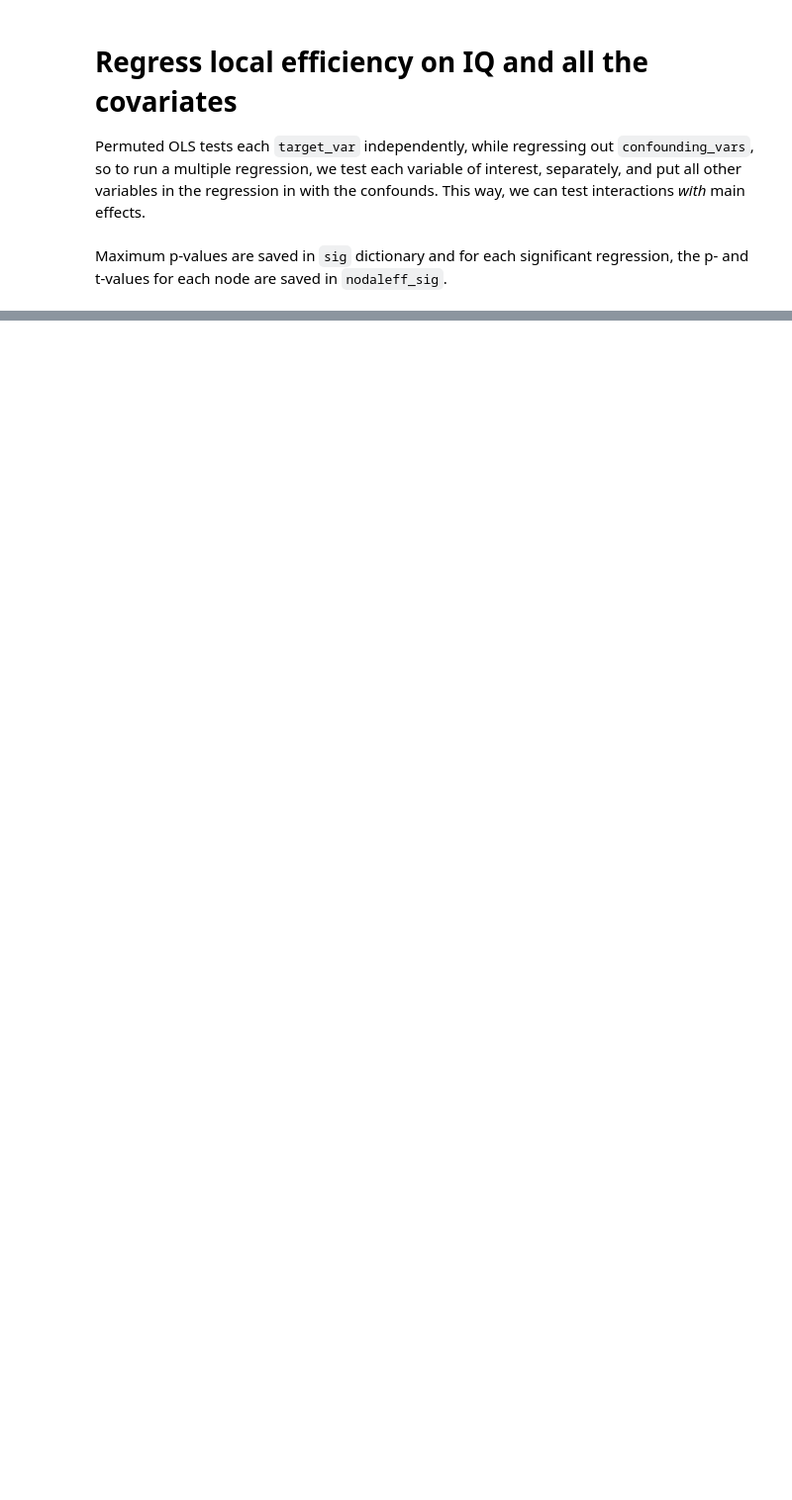
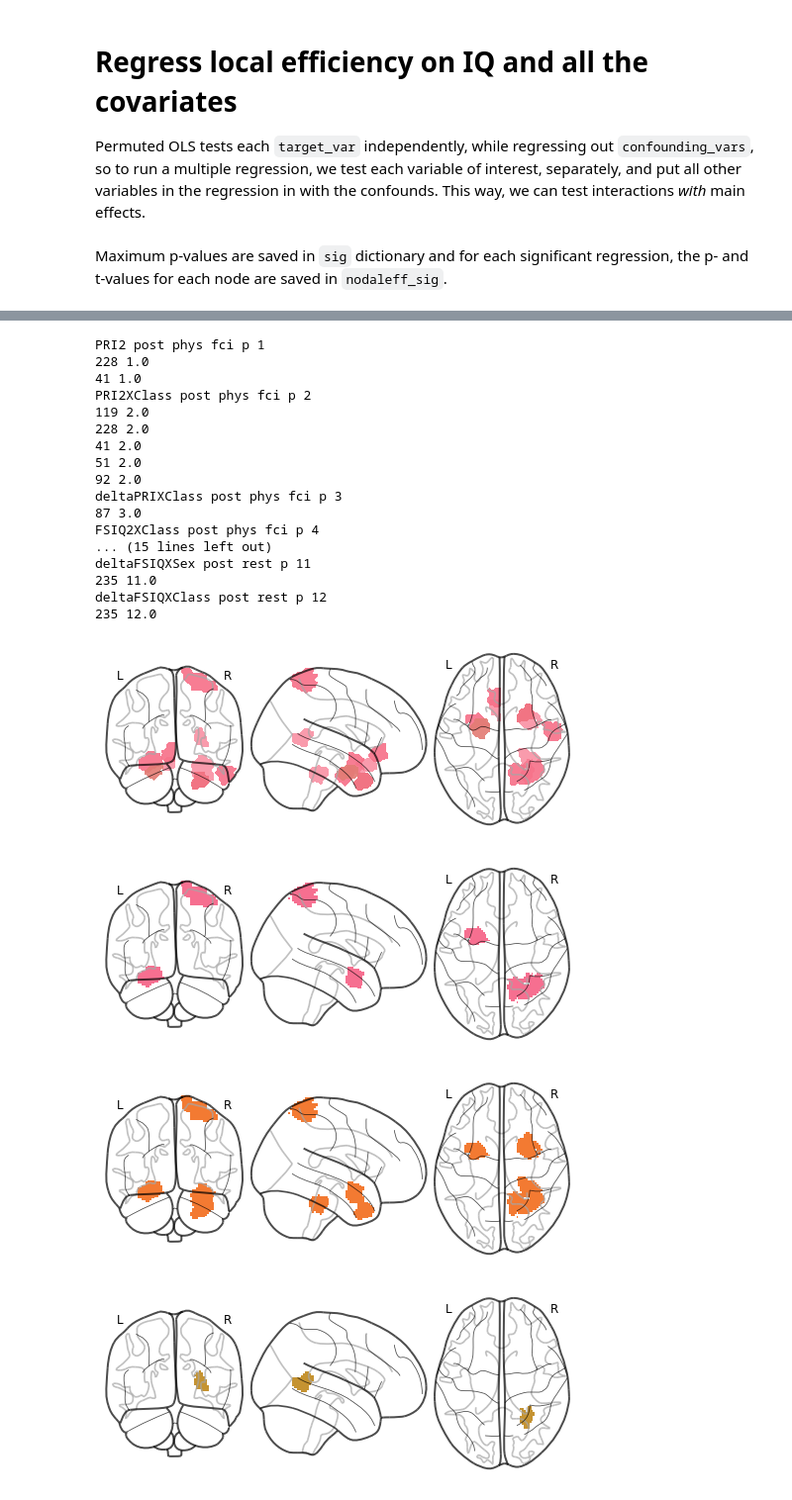
Before and after one commit to 62442katieb/IDConn, a Jupyter notebook: notebooks/poststats_nodal_efficiency.ipynb, the cells around one changed output, grey strips where cells are left out. Shown at 99% size. Drawn from its saved outputs; the diff is of its cells as text; code cells hidden in the pictures; blank space fills up the shorter version.

```diff
--- a/notebooks/poststats_nodal_efficiency.ipynb
+++ b/notebooks/poststats_nodal_efficiency.ipynb
@@ -381,0 +476,65 @@ nodaleff_sig.to_csv(join(sink_dir, 'local_efficiency_iq_sig.csv'))
+# %%
+empty_nii = nib.load(join(roi_dir, 'roi101.nii.gz'))
+empty_roi = empty_nii.get_fdata() * 0
+empty = nib.Nifti1Image(empty_roi, empty_nii.affine)
+g = plot_glass_brain(empty, colorbar=False, vmin=0.5, vmax=n_col)
+i = 0
+
+for column in nodaleff_sig.columns:
+    if column[-1] == 'p':
+        i += 1
+        husl_pal = sns.husl_palette(h=(interval*i), n_colors=int(n_col))
+        rois = None
+        print(column, i)
+        corr_nodes = []
+        tvals = nodaleff_sig[nodaleff_sig[column] > 1]['{0}t'.format(column[:-1])]
+        nodes = tvals.index
+        corr_nodes.append(int(nodes[0].strip('lEff')))
+        roi_nifti = nib.load(join(roi_dir,'roi{0}.nii.gz'.format(int(nodes[0].strip('lEff')))))
+        roi = roi_nifti.get_fdata()
+        rois = (roi * i)
+        print(int(nodes[0].strip('lEff')), np.max(rois))
+        if len(nodes) > 1:
+            for node in nodes[1:]:
+                corr_nodes.append(int(node.strip('lEff')))
+                roi_nifti = nib.load(join(roi_dir,'roi{0}.nii.gz'.format(int(node.strip('lEff')))))
+                roi = roi_nifti.get_fdata()
+                rois += (roi * i)
+                print(int(node.strip('lEff')), np.max(rois))
+        else:
+            pass
+        np.savetxt(join(fig_dir, '{1}-{0}.txt'.format(column, i)), corr_nodes, delimiter=',')
+        rois_nifti = nib.Nifti1Image(rois, roi_nifti.affine)
+        rois_nifti.to_filename(join(data_dir, 'output/local_efficiency', '{0}_nodes.nii.gz'.format(column)))
+        h = plot_glass_brain(rois_nifti, cmap=LinearSegmentedColormap.from_list(husl_pal, husl_pal, N=3))
+        h.savefig(join(fig_dir, '{0}-{1}_ROIs.png'.format(i, column)), dpi=300)
+
+        husl_pal = sns.husl_palette(n_colors=int(n_col))
+        g.add_contours(rois_nifti, colors=husl_pal, filled=True, alpha=0.7)
+
+    else:
+        pass
+
+g.savefig(join(fig_dir, 'LEffXIQ_ROIs-rest.png'), dpi=300)
+# %% [output]
+PRI2 post phys fci p 1
+228 1.0
+41 1.0
+PRI2XClass post phys fci p 2
+119 2.0
+228 2.0
+41 2.0
+51 2.0
+92 2.0
+deltaPRIXClass post phys fci p 3
+87 3.0
+FSIQ2XClass post phys fci p 4
+... (15 lines left out)
+deltaFSIQXSex post rest p 11
+235 11.0
+deltaFSIQXClass post rest p 12
+235 12.0
+[figure, added]
+[figure, added]
+[figure, added]
+[figure, added]
```
Also changed, not shown: parts of 44 cells of this notebook, 6 other files.
